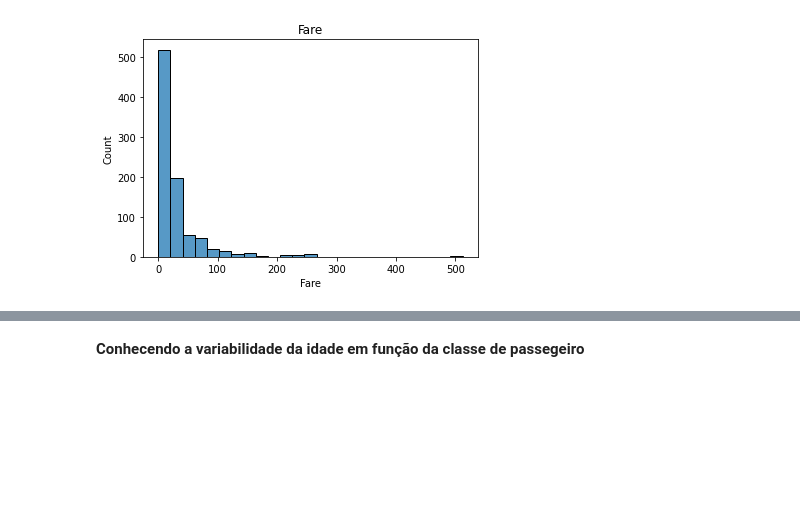
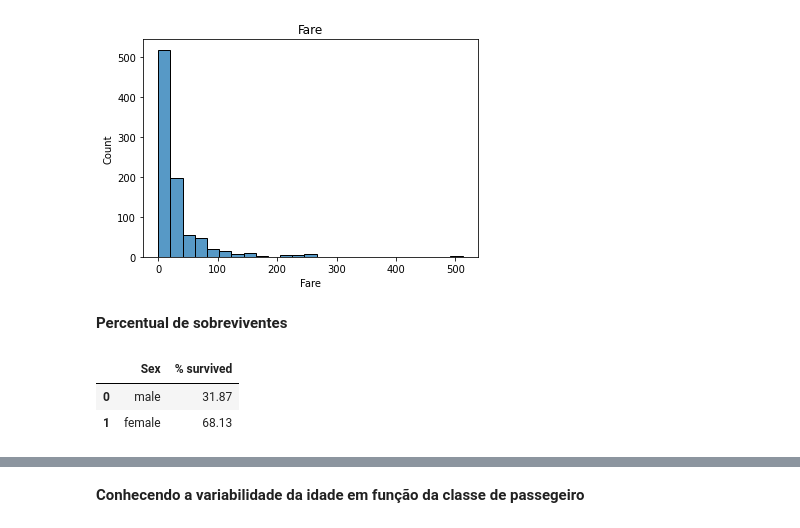
Before and after one commit to amarildo86/datascience, a Jupyter notebook: Titanic.ipynb, the cells around one changed output, grey strips where cells are left out. Cells and saved outputs as stored; diff of their text form; code cells hidden in the pictures; blank space fills up the shorter version.

```diff
--- a/Titanic.ipynb
+++ b/Titanic.ipynb
@@ -73,3 +74,22 @@ for i in train_num.columns:
 [figure]
 [figure]
 [figure]
+# %% [markdown]
+**Percentual de sobreviventes**
+# %%
+survived = train.loc[(train['Survived'] == 1)]
+
+survived_man = survived[(survived['Sex'] == 'male')]
+survived_fem = survived[(survived['Sex'] == 'female')]
+
+per_surv_man = survived_man['Sex'].count() / survived['Sex'].count()
+per_surv_fem = survived_fem['Sex'].count() / survived['Sex'].count()
+
+df_pct = pd.DataFrame({'Sex': ['male', 'female'],
+                       '% survived': np.round([per_surv_man, per_surv_fem], 4)*100})
+
+df_pct
+# %% [output]
+|  | Sex | % survived |
+| 0 | male | 31.87 |
+| 1 | female | 68.13 |
```
Also changed, not shown: parts of 6 cells of this notebook.
